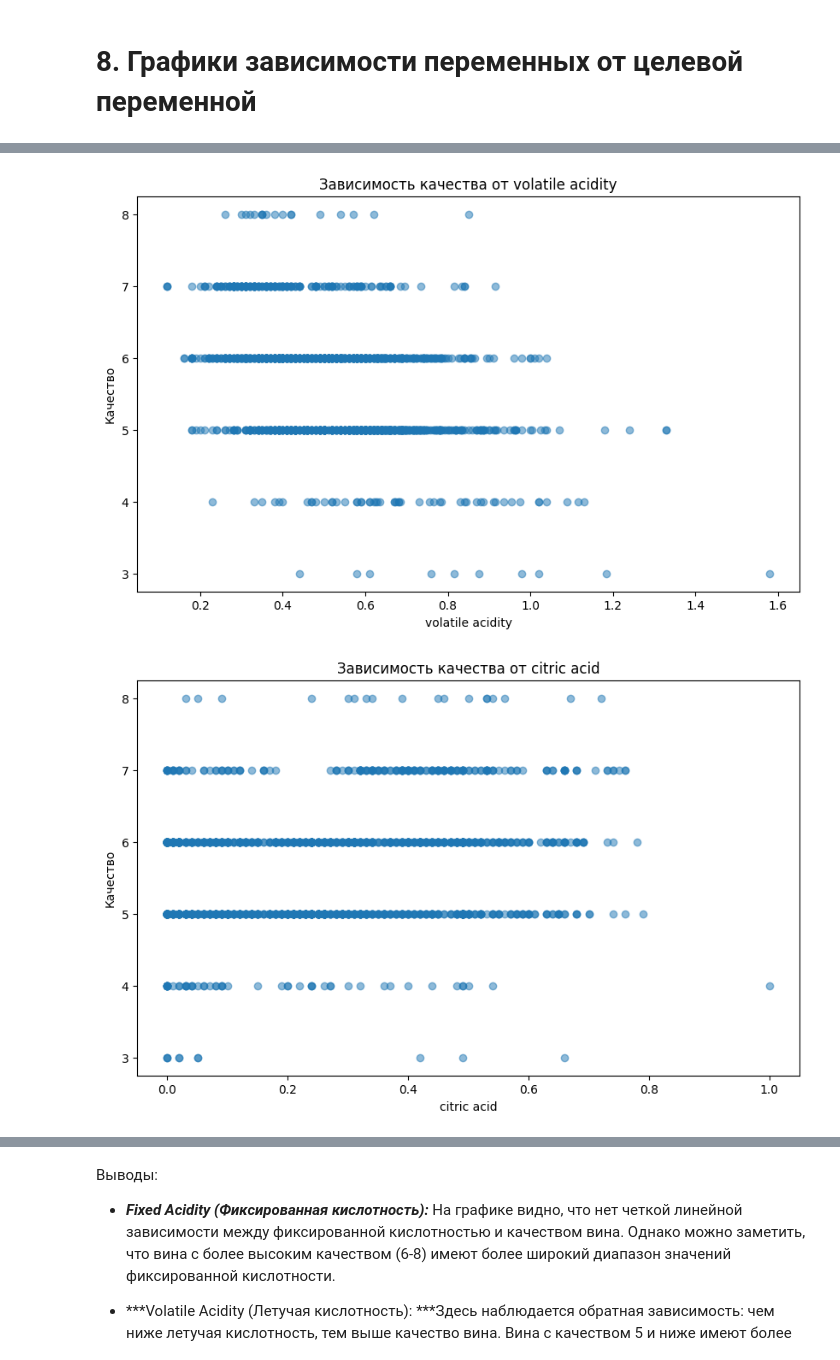
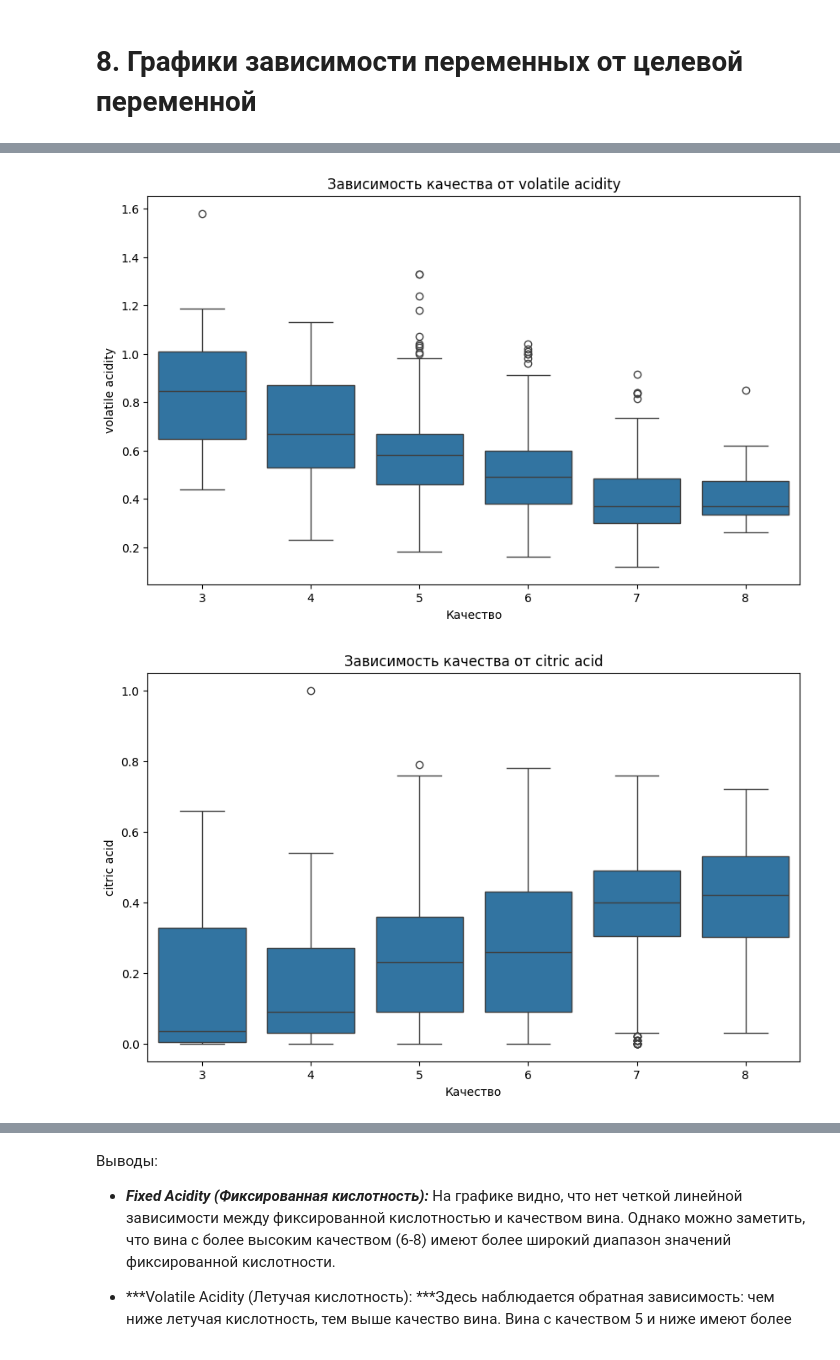
Before and after one commit to M2203114/Python_AI, a Jupyter notebook: 02_lab_eda.ipynb, the cells around one changed output, grey strips where cells are left out. Drawn from its saved outputs; the diff is of its cells as text; code cells hidden in the pictures.

```diff
--- a/02_lab_eda.ipynb
+++ b/02_lab_eda.ipynb
@@ -157,11 +157,12 @@ for feature in features:
 # %% [markdown]
 # 8. Графики зависимости переменных от целевой переменной
 # %%
+import seaborn as sns
 for feature in features:
     plt.figure(figsize=(10, 6))
-    plt.scatter(data[feature], data['quality'], alpha=0.5)
+    sns.boxplot(x='quality', y=feature, data=data)
     plt.title(f'Зависимость качества от {feature}')
-    plt.xlabel(feature)
-    plt.ylabel('Качество')
+    plt.xlabel('Качество')
+    plt.ylabel(feature)
     plt.show()
 # %% [output]
@@ -169,2 +170,2 @@ for feature in features:
-[figure, old version]
+[figure, new version]
-[figure, old version]
+[figure, new version]
```
Also changed, not shown: parts of 1 cell of this notebook.
